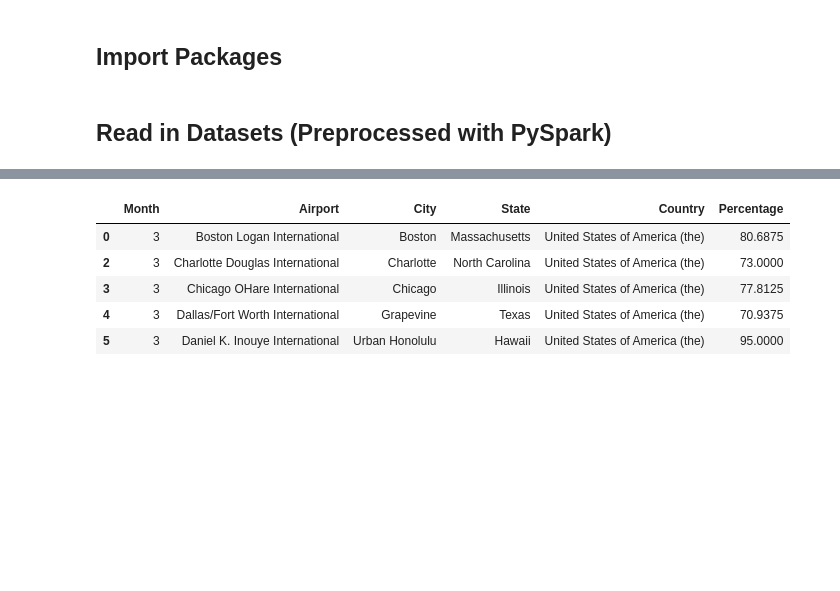
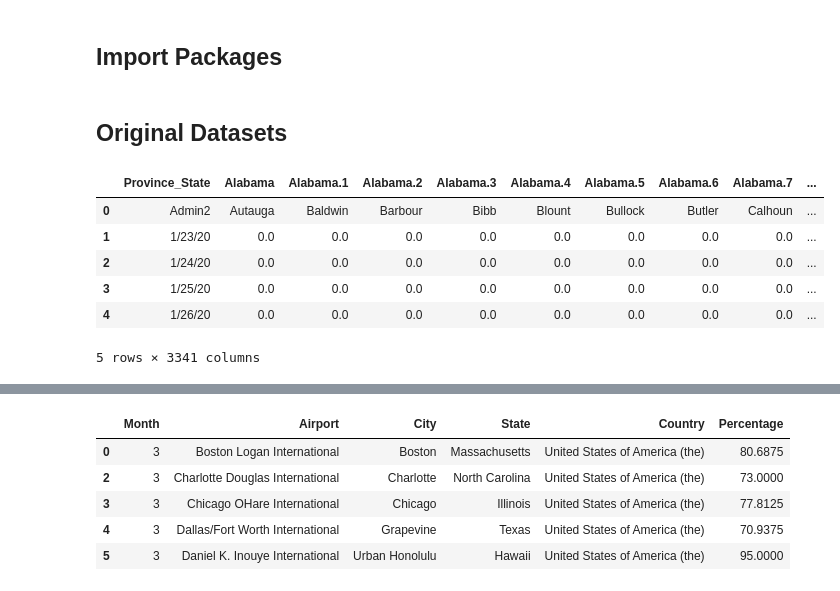
Before and after one commit to carolcheng98/spark-bokeh-covid-airport-analysis, a Jupyter notebook: demo/eda-notebook.ipynb, the cells around one changed output, grey strips where cells are left out. Cells and saved outputs as stored; diff of their text form; code cells hidden in the pictures; blank space fills up the shorter version.

```diff
--- a/demo/eda-notebook.ipynb
+++ b/demo/eda-notebook.ipynb
@@ -16,5 +16,18 @@ import plotly.graph_objects as go
 import plotly.express as px
 from plotly.subplots import make_subplots
 import seaborn as sns
-# %% [markdown]
-## Read in Datasets (Preprocessed with PySpark)
+# %% [markdown]
+## Original Datasets
+# %%
+original_cases = pd.read_csv('../spark-work/original-datasets/us_confirmed_cases.csv')
+original_flight = pd.read_csv('../spark-work/original-datasets/covid_impact_on_airport_traffic.csv')
+# %%
+original_cases.head()
+# %% [output]
+|  | Province_State | Alabama | Alabama.1 | Alabama.2 | Alabama.3 | Alabama.4 | Alabama.5 | Alabama.6 | Alabama.7 | ... |
+| 0 | Admin2 | Autauga | Baldwin | Barbour | Bibb | Blount | Bullock | Butler | Calhoun | ... |
+| 1 | 1/23/20 | 0.0 | 0.0 | 0.0 | 0.0 | 0.0 | 0.0 | 0.0 | 0.0 | ... |
+| 2 | 1/24/20 | 0.0 | 0.0 | 0.0 | 0.0 | 0.0 | 0.0 | 0.0 | 0.0 | ... |
+| 3 | 1/25/20 | 0.0 | 0.0 | 0.0 | 0.0 | 0.0 | 0.0 | 0.0 | 0.0 | ... |
+| 4 | 1/26/20 | 0.0 | 0.0 | 0.0 | 0.0 | 0.0 | 0.0 | 0.0 | 0.0 | ... |
+5 rows × 3341 columns
```
Also changed, not shown: parts of 10 cells of this notebook, 6 other files.
